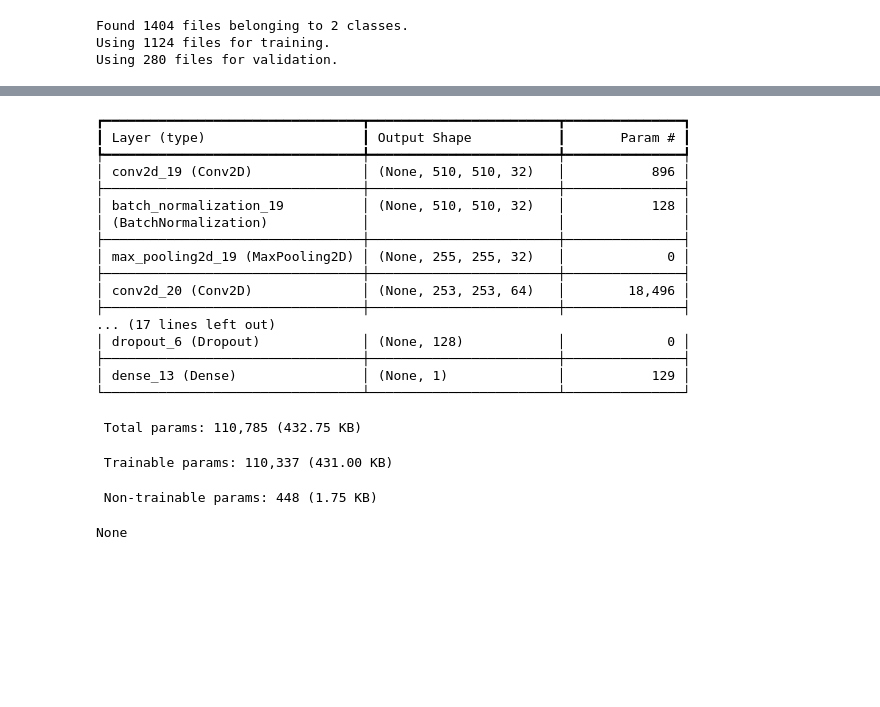
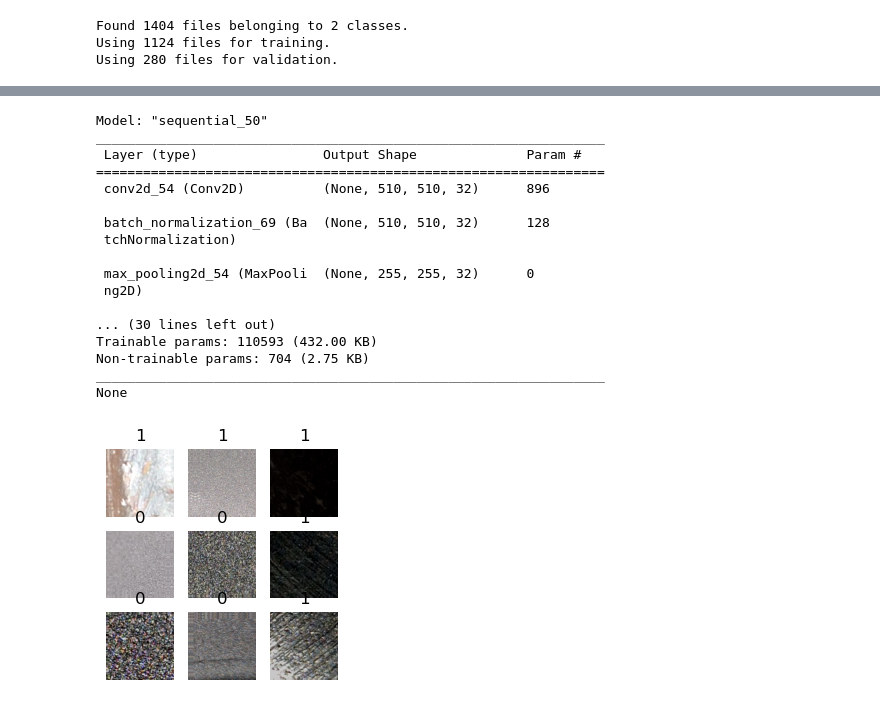
Before and after one commit to andrejhulak/quality-control, a Jupyter notebook: models/CNN/Simplified_Steel_Surface_CNN.ipynb, the cells around one changed output, grey strips where cells are left out. Cells and saved outputs as stored; diff of their text form; code cells hidden in the pictures; blank space fills up the shorter version.

```diff
--- a/models/CNN/Simplified_Steel_Surface_CNN.ipynb
+++ b/models/CNN/Simplified_Steel_Surface_CNN.ipynb
@@ -16,5 +26,6 @@ from sklearn.metrics import accuracy_score, precision_score, recall_score, f1_sc
 # %%
-data_dir = 'C:/Users/lisat/OneDrive/Documents/GitHub/quality-control/linsen_data/train'
+# Change the path so it fits your local directory
+data_dir = '/Users/jesselemeer/Documents/GitHub/quality-control/linsen_data/train'
 
 image_size = (512,512)
 
@@ -30,6 +41,29 @@ train_data, val_data = keras.utils.image_dataset_from_directory(
     shuffle=True,
 )
 
+data_augmentation = tf.keras.Sequential([
+    layers.RandomFlip("horizontal_and_vertical"),
+    layers.RandomRotation(0.3),
+    layers.RandomZoom(0.3),
+    layers.RandomContrast(0.2),
+    layers.RandomBrightness(0.2),
+    layers.RandomTranslation(0.1, 0.1),
+    layers.RandomCrop(450, 450),
+    layers.Resizing(512, 512)
+])
+
+# Apply data augmentation to training data
+train_data = train_data.map(lambda x, y: (data_augmentation(x, training=True), y))
+
+# Printing the images
+plt.figure(figsize=(3, 3))
+for images, labels in train_data.take(1):
+    for i in range(9):
+        ax = plt.subplot(3, 3, i + 1)
+        plt.imshow(np.array(images[i]).astype("uint8"))
+        plt.title(int(labels[i]))
+        plt.axis("off")
+
 def normalize_data(data, label):
     data = tf.cast(data, tf.float32) / 255.0
     return data, label
@@ -43,6 +77,7 @@ data_augmentation = tf.keras.Sequential([
     layers.RandomRotation(0.2),
     layers.RandomZoom(0.2),
     layers.RandomContrast(0.1),
+
 ])
 
 # Apply data augmentation to training data
@@ -52,7 +87,7 @@ train_data = train_data.map(normalize_data)
 val_data = val_data.map(normalize_data)
 
 model = Sequential([
-        # First Convolutional Block
+    # First Convolutional Block
     layers.Conv2D(32, (3, 3), activation='relu', input_shape=(512, 512, 3)),
     layers.BatchNormalization(),
     layers.MaxPooling2D((2, 2)),
@@ -69,14 +104,19 @@ model = Sequential([
 
     # Attention Layer (optional)
     layers.GlobalAveragePooling2D(),
-    layers.Dense(128, activation='relu'),
-    layers.Dropout(0.4),
+    # Fully Connected Layer
+    layers.Dense(128, activation='relu', kernel_regularizer=regularizers.l2(0.001)),
+    layers.BatchNormalization(),
+    layers.Dropout(0.6),
 
     # Output Layer
     layers.Dense(1, activation='sigmoid')
 ])
 
-model.compile(optimizer='adam',
+# optimizer='adam'
+optimizer=Adam(learning_rate=0.0005) #Standard 'adam' has 0.001 LR,
+
+model.compile(optimizer=optimizer,
                 loss=tf.keras.losses.BinaryCrossentropy(),
                 metrics=['accuracy'])
 print(model.summary())
@@ -88,23 +128,20 @@ Model: "sequential_10"
-┏━━━━━━━━━━━━━━━━━━━━━━━━━━━━━━━━━┳━━━━━━━━━━━━━━━━━━━━━━━━┳━━━━━━━━━━━━━━━┓
-┃ Layer (type)                    ┃ Output Shape           ┃       Param # ┃
-┡━━━━━━━━━━━━━━━━━━━━━━━━━━━━━━━━━╇━━━━━━━━━━━━━━━━━━━━━━━━╇━━━━━━━━━━━━━━━┩
-│ conv2d_19 (Conv2D)              │ (None, 510, 510, 32)   │           896 │
-├─────────────────────────────────┼────────────────────────┼───────────────┤
-│ batch_normalization_19          │ (None, 510, 510, 32)   │           128 │
-│ (BatchNormalization)            │                        │               │
-├─────────────────────────────────┼────────────────────────┼───────────────┤
-│ max_pooling2d_19 (MaxPooling2D) │ (None, 255, 255, 32)   │             0 │
-├─────────────────────────────────┼────────────────────────┼───────────────┤
-│ conv2d_20 (Conv2D)              │ (None, 253, 253, 64)   │        18,496 │
-├─────────────────────────────────┼────────────────────────┼───────────────┤
-... (17 lines left out)
-│ dropout_6 (Dropout)             │ (None, 128)            │             0 │
-├─────────────────────────────────┼────────────────────────┼───────────────┤
-│ dense_13 (Dense)                │ (None, 1)              │           129 │
-└─────────────────────────────────┴────────────────────────┴───────────────┘
+Model: "sequential_50"
+_________________________________________________________________
+ Layer (type)                Output Shape              Param #
+=================================================================
+ conv2d_54 (Conv2D)          (None, 510, 510, 32)      896
+
+ batch_normalization_69 (Ba  (None, 510, 510, 32)      128
+ tchNormalization)
+
+ max_pooling2d_54 (MaxPooli  (None, 255, 255, 32)      0
+ ng2D)
+
+... (30 lines left out)
+Trainable params: 110593 (432.00 KB)
+Non-trainable params: 704 (2.75 KB)
+_________________________________________________________________
+None
- Total params: 110,785 (432.75 KB)
- Trainable params: 110,337 (431.00 KB)
- Non-trainable params: 448 (1.75 KB)
-None
+[figure, added]
 # %%
 # Change name before training!
```
Also changed, not shown: parts of 5 cells of this notebook, 6 other files.
